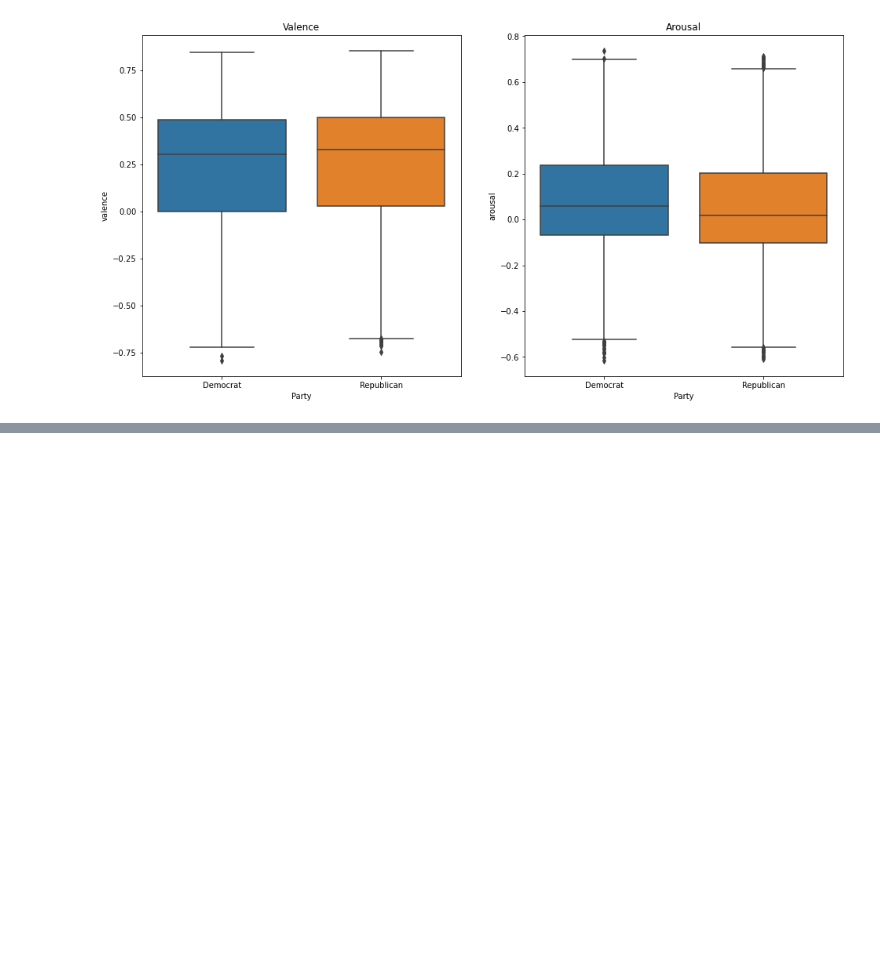
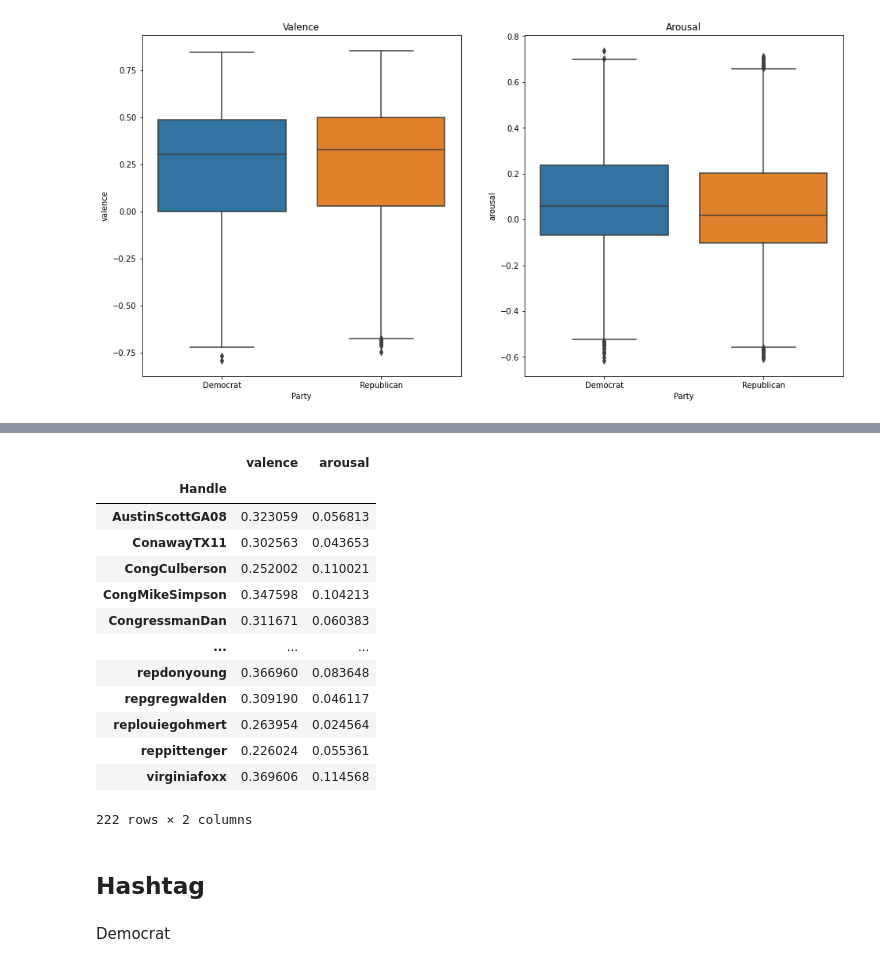
Before and after one commit to codingFerryman/circumplex_emotionmeter, a Jupyter notebook: emotionmeter_anew2017_viz.ipynb, the cells around one changed output, grey strips where cells are left out. Saved outputs shown, nothing was run; the diff lists cells and outputs as text; code cells hidden in the pictures; blank space fills up the shorter version.

```diff
--- a/emotionmeter_anew2017_viz.ipynb
+++ b/emotionmeter_anew2017_viz.ipynb
@@ -93,0 +116,22 @@ plt.show()
+# %%
+republican_df = data_df[data_df.Party=='Republican'][['Handle', 'valence', 'arousal']]
+# %%
+republican_handle = republican_df.groupby('Handle').mean()
+republican_handle
+# %% [output]
+|  | valence | arousal |
+| Handle |  |  |
+| AustinScottGA08 | 0.323059 | 0.056813 |
+| ConawayTX11 | 0.302563 | 0.043653 |
+| CongCulberson | 0.252002 | 0.110021 |
+| CongMikeSimpson | 0.347598 | 0.104213 |
+| CongressmanDan | 0.311671 | 0.060383 |
+| ... | ... | ... |
+| repdonyoung | 0.366960 | 0.083648 |
+| repgregwalden | 0.309190 | 0.046117 |
+| replouiegohmert | 0.263954 | 0.024564 |
+| reppittenger | 0.226024 | 0.055361 |
+| virginiafoxx | 0.369606 | 0.114568 |
+222 rows × 2 columns
+# %% [markdown]
+## Hashtag
@@ -93,0 +174,2 @@ plt.show()
+# %% [markdown]
+Democrat
```
Also changed, not shown: parts of 21 cells of this notebook, 3 other files.
